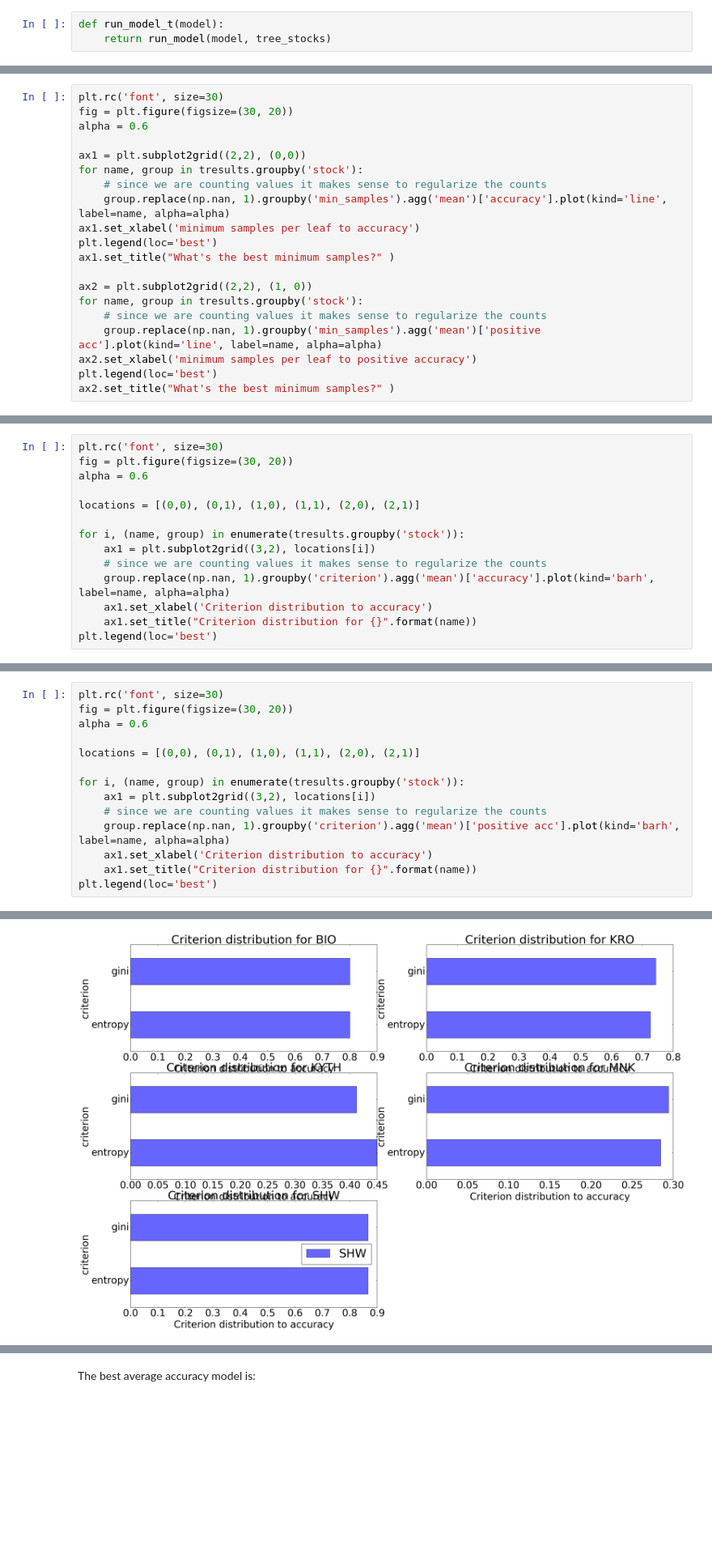
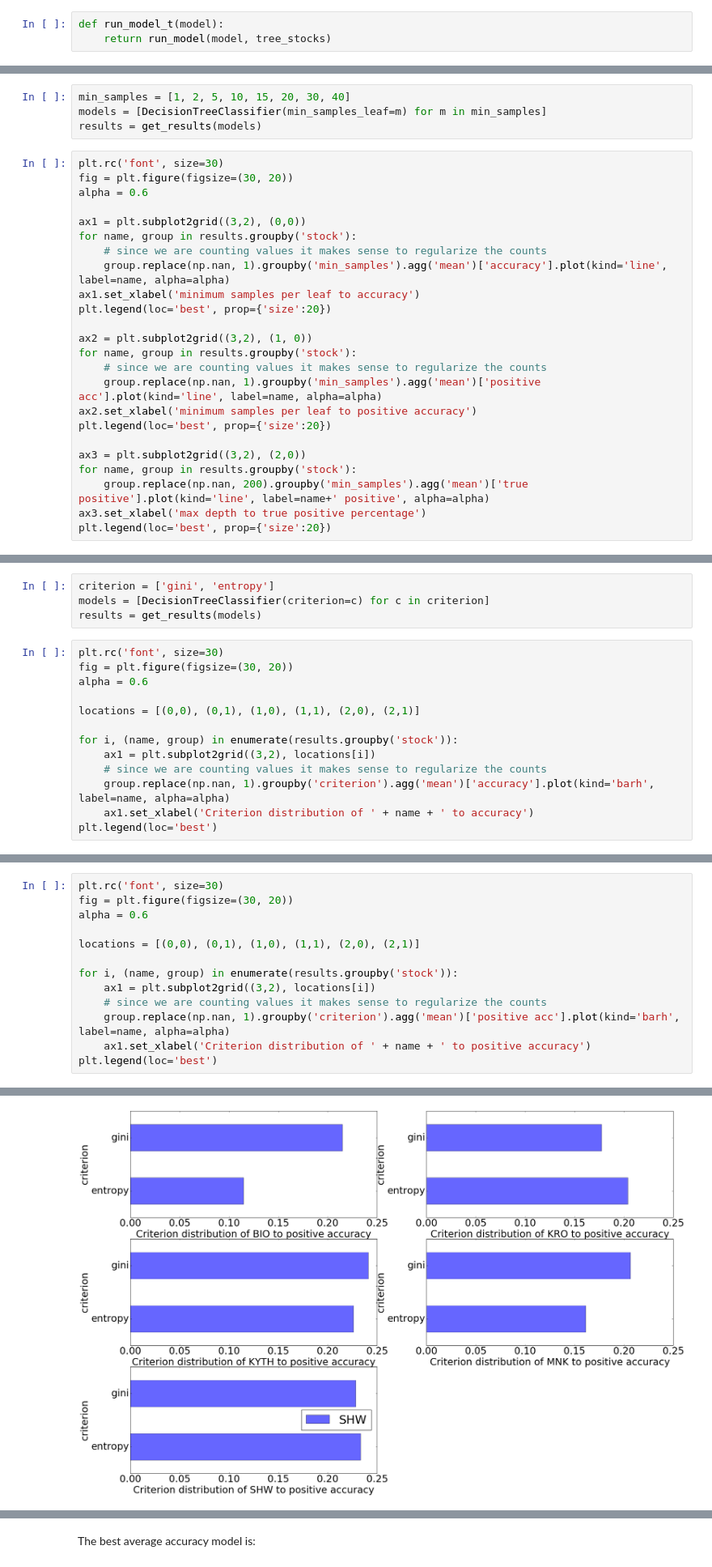
Before and after one commit to eytans/Stockifier, a Jupyter notebook: Decision Tree.ipynb, the cells around one changed output, grey strips where cells are left out. Shown at 81% size. Drawn from its saved outputs; the diff is of its cells as text; blank space fills up the shorter version.

Commit message:
Changes to Desicion Tree
Signed-off-by: Eytan Singher <eytan.singher@gmail.com>

```diff
--- a/Decision Tree.ipynb
+++ b/Decision Tree.ipynb
@@ -235,21 +238,29 @@ ax2.set_title("What's the best max_depth?" )
+# %%
+min_samples = [1, 2, 5, 10, 15, 20, 30, 40]
+models = [DecisionTreeClassifier(min_samples_leaf=m) for m in min_samples]
+results = get_results(models)
 # %%
 plt.rc('font', size=30)
 fig = plt.figure(figsize=(30, 20))
 alpha = 0.6
 
-ax1 = plt.subplot2grid((2,2), (0,0))
-for name, group in tresults.groupby('stock'):
+ax1 = plt.subplot2grid((3,2), (0,0))
+for name, group in results.groupby('stock'):
     # since we are counting values it makes sense to regularize the counts
     group.replace(np.nan, 1).groupby('min_samples').agg('mean')['accuracy'].plot(kind='line', label=name, alpha=alpha)
 ax1.set_xlabel('minimum samples per leaf to accuracy')
-plt.legend(loc='best')
-ax1.set_title("What's the best minimum samples?" )
+plt.legend(loc='best', prop={'size':20})
 
-ax2 = plt.subplot2grid((2,2), (1, 0))
-for name, group in tresults.groupby('stock'):
+ax2 = plt.subplot2grid((3,2), (1, 0))
+for name, group in results.groupby('stock'):
     # since we are counting values it makes sense to regularize the counts
     group.replace(np.nan, 1).groupby('min_samples').agg('mean')['positive acc'].plot(kind='line', label=name, alpha=alpha)
 ax2.set_xlabel('minimum samples per leaf to positive accuracy')
-plt.legend(loc='best')
-ax2.set_title("What's the best minimum samples?" )
+plt.legend(loc='best', prop={'size':20})
+
+ax3 = plt.subplot2grid((3,2), (2,0))
+for name, group in results.groupby('stock'):
+    group.replace(np.nan, 200).groupby('min_samples').agg('mean')['true positive'].plot(kind='line', label=name+' positive', alpha=alpha)
+ax3.set_xlabel('max depth to true positive percentage')
+plt.legend(loc='best', prop={'size':20})
 # %% [output]
@@ -258,3 +269,7 @@ ax2.set_title("What's the best minimum samples?" )
+# %%
+criterion = ['gini', 'entropy']
+models = [DecisionTreeClassifier(criterion=c) for c in criterion]
+results = get_results(models)
 # %%
 plt.rc('font', size=30)
 fig = plt.figure(figsize=(30, 20))
@@ -262,12 +277,11 @@ alpha = 0.6
 
 locations = [(0,0), (0,1), (1,0), (1,1), (2,0), (2,1)]
 
-for i, (name, group) in enumerate(tresults.groupby('stock')):
+for i, (name, group) in enumerate(results.groupby('stock')):
     ax1 = plt.subplot2grid((3,2), locations[i])
     # since we are counting values it makes sense to regularize the counts
     group.replace(np.nan, 1).groupby('criterion').agg('mean')['accuracy'].plot(kind='barh', label=name, alpha=alpha)
-    ax1.set_xlabel('Criterion distribution to accuracy')
-    ax1.set_title("Criterion distribution for {}".format(name))
+    ax1.set_xlabel('Criterion distribution of ' + name + ' to accuracy')
 plt.legend(loc='best')
 # %% [output]
 <matplotlib.legend.Legend at 0x...>
@@ -275,17 +289,16 @@ plt.legend(loc='best')
 # %%
 plt.rc('font', size=30)
 fig = plt.figure(figsize=(30, 20))
 alpha = 0.6
 
 locations = [(0,0), (0,1), (1,0), (1,1), (2,0), (2,1)]
 
-for i, (name, group) in enumerate(tresults.groupby('stock')):
+for i, (name, group) in enumerate(results.groupby('stock')):
     ax1 = plt.subplot2grid((3,2), locations[i])
     # since we are counting values it makes sense to regularize the counts
     group.replace(np.nan, 1).groupby('criterion').agg('mean')['positive acc'].plot(kind='barh', label=name, alpha=alpha)
-    ax1.set_xlabel('Criterion distribution to accuracy')
-    ax1.set_title("Criterion distribution for {}".format(name))
+    ax1.set_xlabel('Criterion distribution of ' + name + ' to positive accuracy')
 plt.legend(loc='best')
 # %% [output]
 <matplotlib.legend.Legend at 0x...>
-[figure, old version]
+[figure, new version]
```
Also changed, not shown: parts of 30 cells of this notebook.
